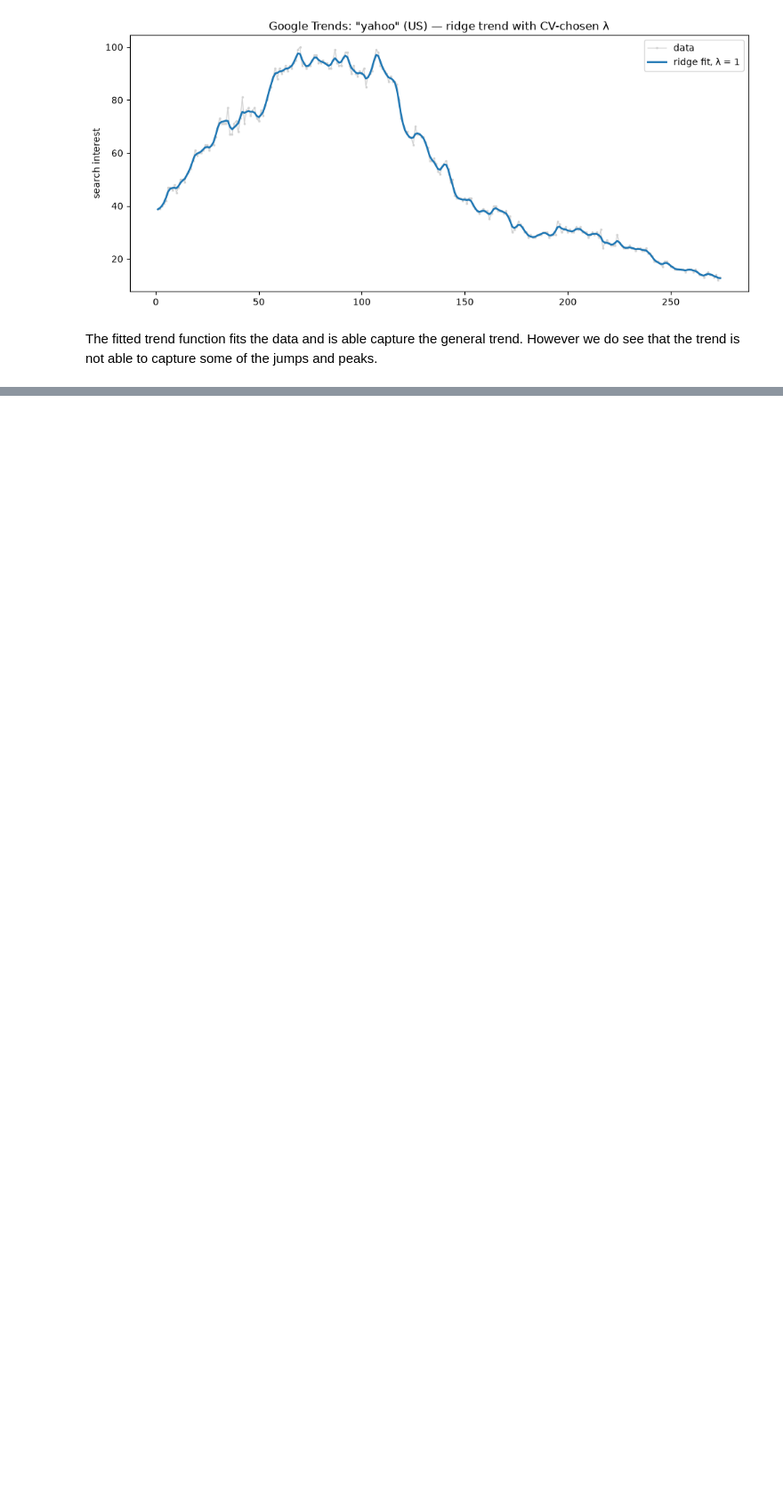
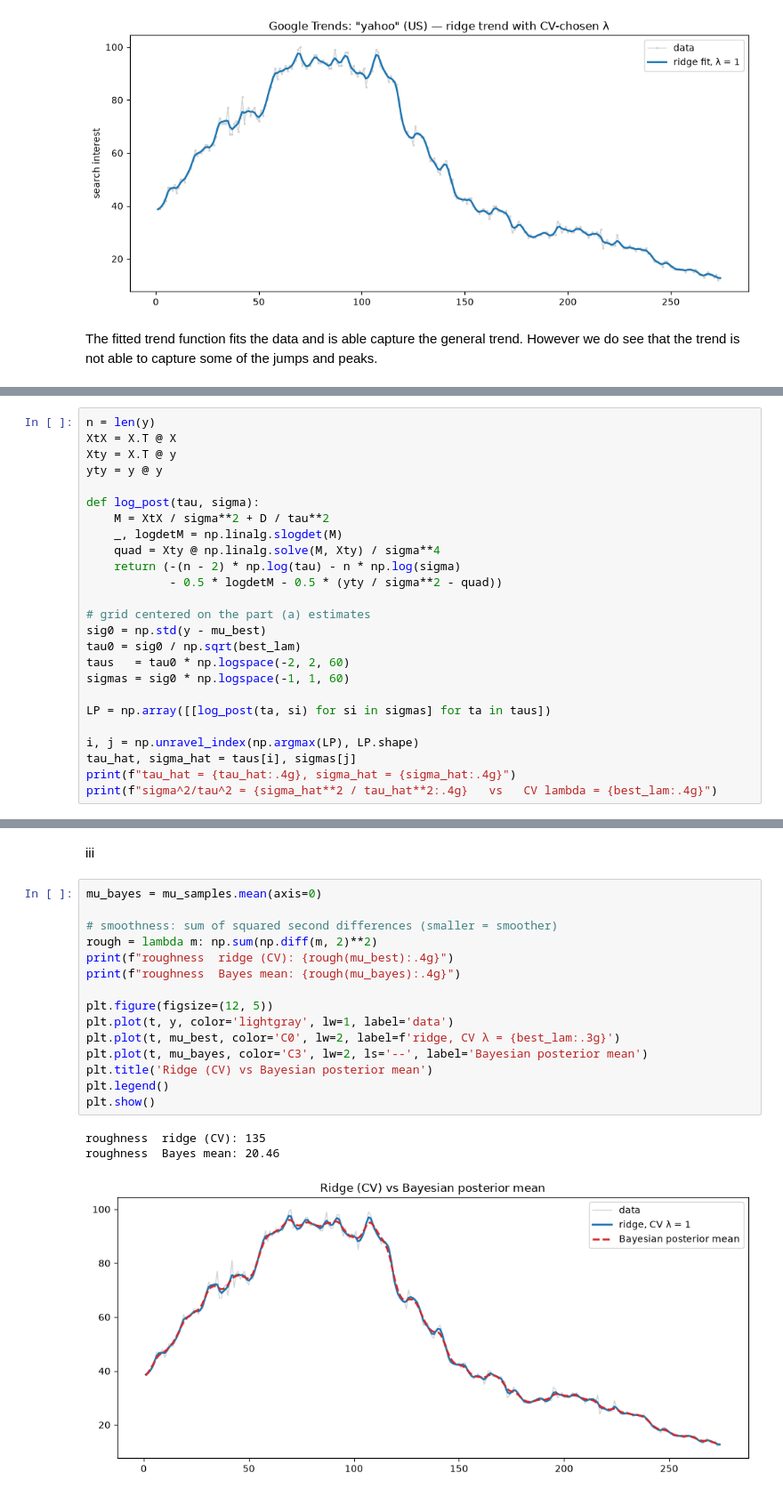
Before and after one commit to MatthewMandhyan/StatsFall2026, a Jupyter notebook: Stat429/HW3/Q4.ipynb, the cells around one changed output, grey strips where cells are left out. Shown at 89% size. Cells and saved outputs as stored; diff of their text form; blank space fills up the shorter version.

```diff
--- a/Stat429/HW3/Q4.ipynb
+++ b/Stat429/HW3/Q4.ipynb
@@ -94,0 +99,25 @@ The fitted trend function fits the data and is able capture the general trend. H
+# %%
+n = len(y)
+XtX = X.T @ X
+Xty = X.T @ y
+yty = y @ y
+
+def log_post(tau, sigma):
+    M = XtX / sigma**2 + D / tau**2
+    _, logdetM = np.linalg.slogdet(M)
+    quad = Xty @ np.linalg.solve(M, Xty) / sigma**4
+    return (-(n - 2) * np.log(tau) - n * np.log(sigma)
+            - 0.5 * logdetM - 0.5 * (yty / sigma**2 - quad))
+
+# grid centered on the part (a) estimates
+sig0 = np.std(y - mu_best)
+tau0 = sig0 / np.sqrt(best_lam)
+taus   = tau0 * np.logspace(-2, 2, 60)
+sigmas = sig0 * np.logspace(-1, 1, 60)
+
+LP = np.array([[log_post(ta, si) for si in sigmas] for ta in taus])
+
+i, j = np.unravel_index(np.argmax(LP), LP.shape)
+tau_hat, sigma_hat = taus[i], sigmas[j]
+print(f"tau_hat = {tau_hat:.4g}, sigma_hat = {sigma_hat:.4g}")
+print(f"sigma^2/tau^2 = {sigma_hat**2 / tau_hat**2:.4g}   vs   CV lambda = {best_lam:.4g}")
@@ -94,0 +162,21 @@ The fitted trend function fits the data and is able capture the general trend. H
+# %% [markdown]
+iii
+# %%
+mu_bayes = mu_samples.mean(axis=0)
+
+# smoothness: sum of squared second differences (smaller = smoother)
+rough = lambda m: np.sum(np.diff(m, 2)**2)
+print(f"roughness  ridge (CV): {rough(mu_best):.4g}")
+print(f"roughness  Bayes mean: {rough(mu_bayes):.4g}")
+
+plt.figure(figsize=(12, 5))
+plt.plot(t, y, color='lightgray', lw=1, label='data')
+plt.plot(t, mu_best, color='C0', lw=2, label=f'ridge, CV λ = {best_lam:.3g}')
+plt.plot(t, mu_bayes, color='C3', lw=2, ls='--', label='Bayesian posterior mean')
+plt.title('Ridge (CV) vs Bayesian posterior mean')
+plt.legend()
+plt.show()
+# %% [output]
+roughness  ridge (CV): 135
+roughness  Bayes mean: 20.46
+[figure, added]
```
Also changed, not shown: parts of 5 cells of this notebook.
